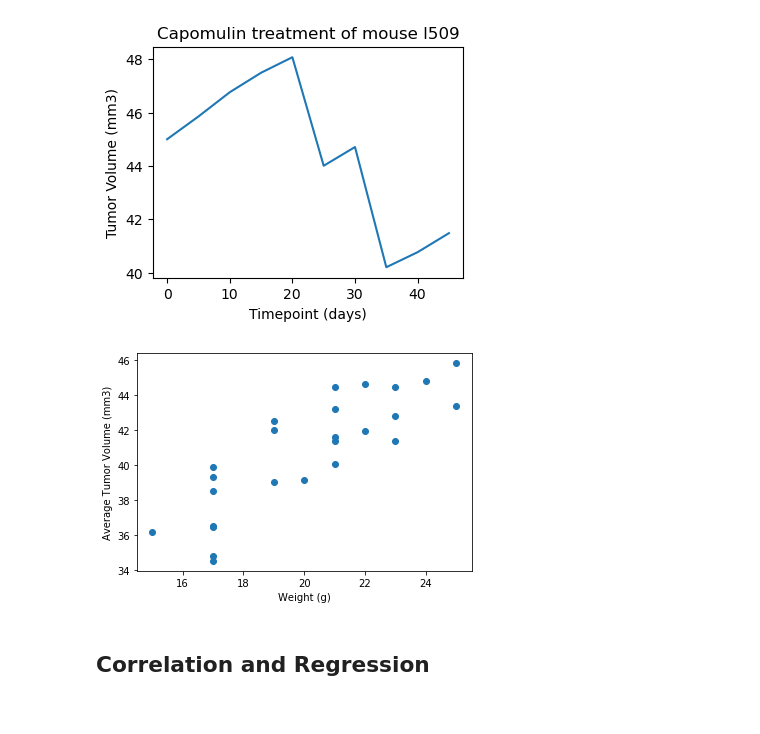
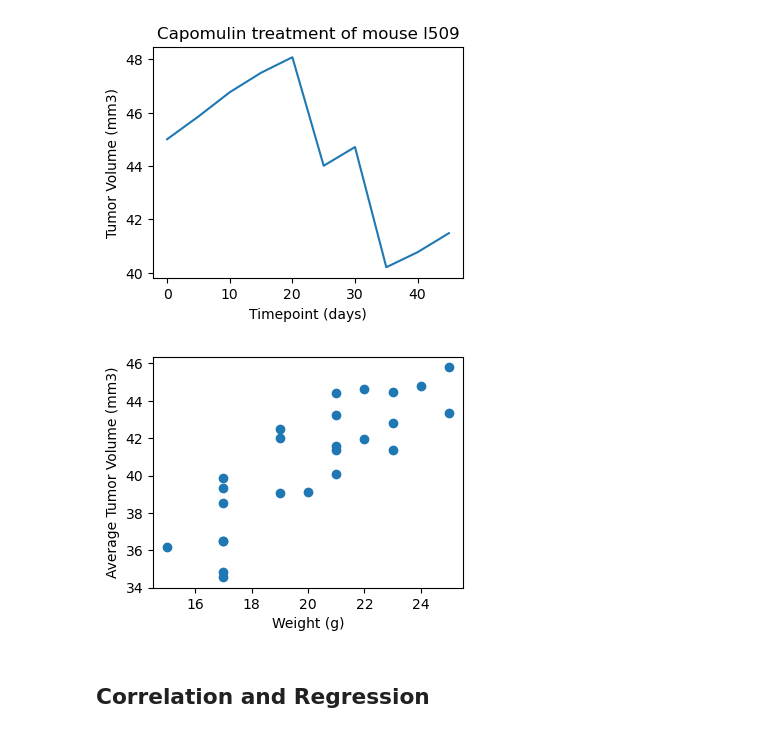
Before and after one commit to andcetera/pymaceuticals-study, a Jupyter notebook: Project Folder/pymaceuticals.ipynb, the cells around one changed output. Drawn from its saved outputs; the diff is of its cells as text; code cells hidden in the pictures.

```diff
--- a/Project Folder/pymaceuticals.ipynb
+++ b/Project Folder/pymaceuticals.ipynb
@@ -252,7 +251,16 @@ plt.show()
 [figure]
 # %%
 # Generate a scatter plot of average tumor volume vs. mouse weight for the Capomulin regimen
+cap_mice.head()
+grp = cap_mice.groupby('Mouse ID')
+cap = grp.mean()
+
+plt.figure(figsize=(4, 3))
+plt.scatter(cap['Weight (g)'], cap['Tumor Volume (mm3)'])
+plt.xlabel('Weight (g)')
+plt.ylabel('Average Tumor Volume (mm3)')
+plt.show()
 # %% [output]
-[figure, old version]
+[figure, new version]
 # %% [markdown]
 ## Correlation and Regression
```
Also changed, not shown: parts of 3 cells of this notebook.
